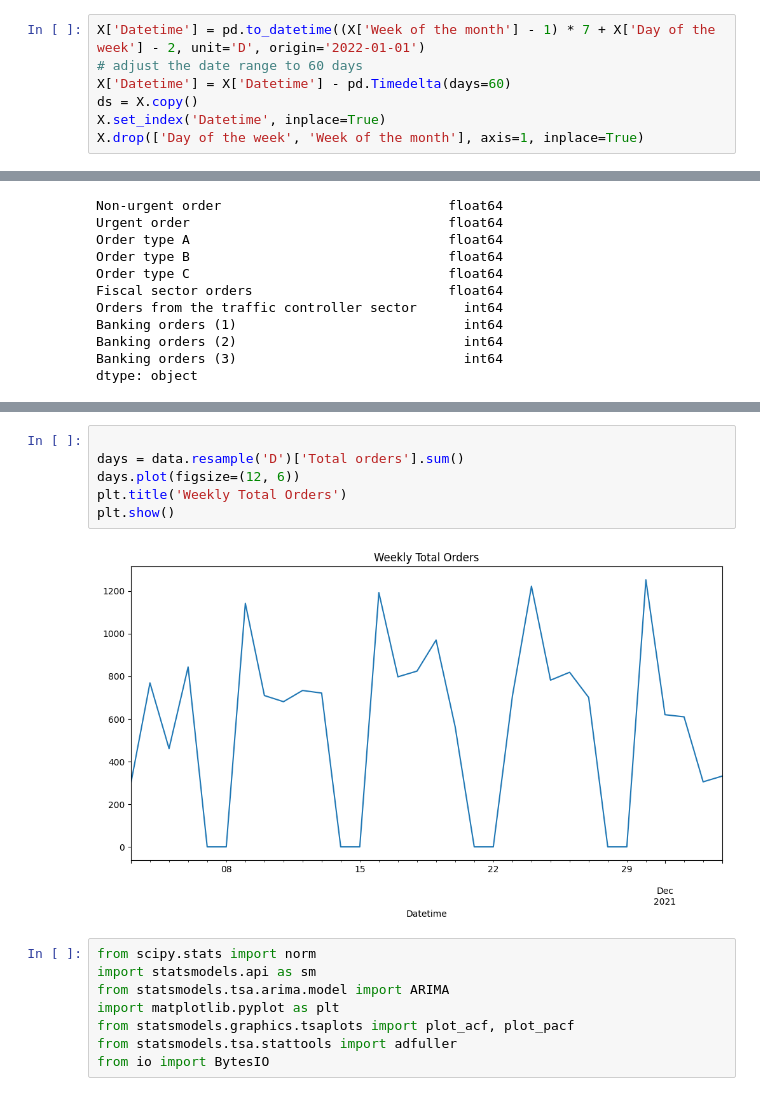
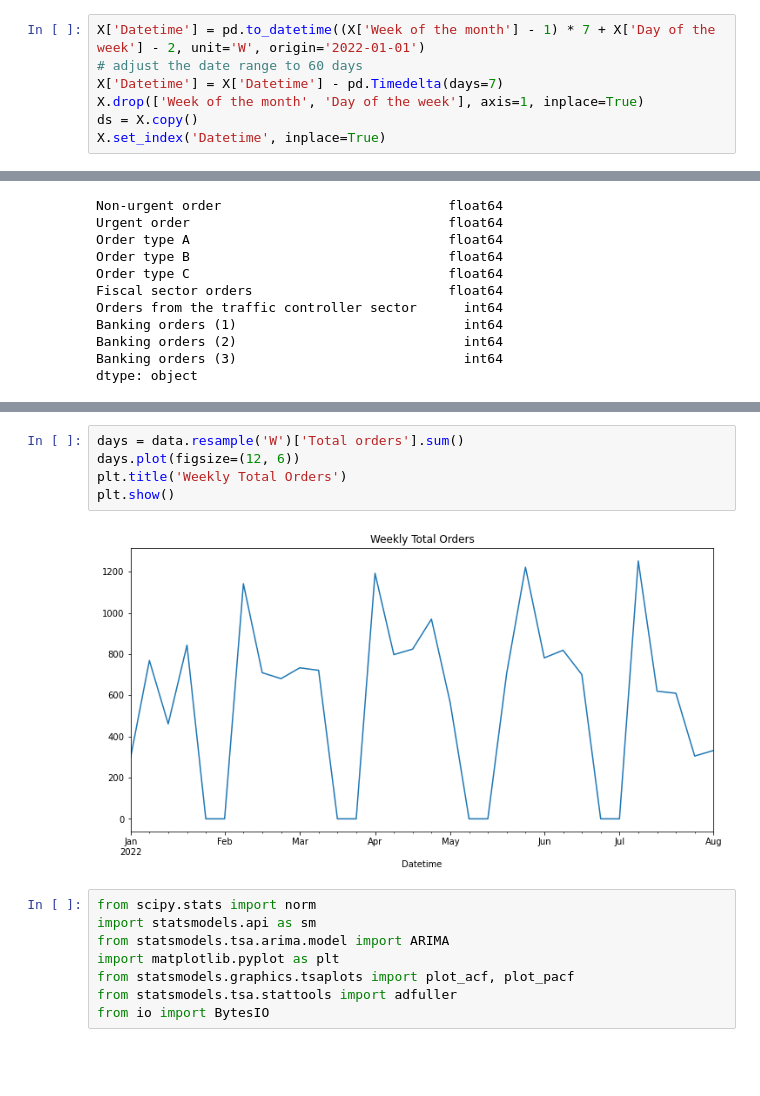
Before and after one commit to jaramillooo/Proyecto_series_no_lineales, a Jupyter notebook: proyectoModulo1_JaramilloA_AvilaK_MurguiaM.ipynb, the cells around one changed output, grey strips where cells are left out. Cells and saved outputs as stored; diff of their text form; blank space fills up the shorter version.

```diff
--- a/proyectoModulo1_JaramilloA_AvilaK_MurguiaM.ipynb
+++ b/proyectoModulo1_JaramilloA_AvilaK_MurguiaM.ipynb
@@ -145,10 +150,10 @@ print(daily_demand_forecasting_orders.metadata),print(daily_demand_forecasting_o
 # %%
-X['Datetime'] = pd.to_datetime((X['Week of the month'] - 1) * 7 + X['Day of the week'] - 2, unit='D', origin='2022-01-01')
+X['Datetime'] = pd.to_datetime((X['Week of the month'] - 1) * 7 + X['Day of the week'] - 2, unit='W', origin='2022-01-01')
 # adjust the date range to 60 days
-X['Datetime'] = X['Datetime'] - pd.Timedelta(days=60)
+X['Datetime'] = X['Datetime'] - pd.Timedelta(days=7)
+X.drop(['Week of the month', 'Day of the week'], axis=1, inplace=True)
 ds = X.copy()
 X.set_index('Datetime', inplace=True)
-X.drop(['Day of the week', 'Week of the month'], axis=1, inplace=True)
 # %%
 X.dtypes
 # %% [output]
@@ -216,11 +221,10 @@ data.plot()
 # %%
-
-days = data.resample('D')['Total orders'].sum()
+days = data.resample('W')['Total orders'].sum()
 days.plot(figsize=(12, 6))
 plt.title('Weekly Total Orders')
 plt.show()
 # %% [output]
-[figure, old version]
+[figure, new version]
 # %%
 from scipy.stats import norm
 import statsmodels.api as sm
```
Also changed, not shown: parts of 22 cells of this notebook.
